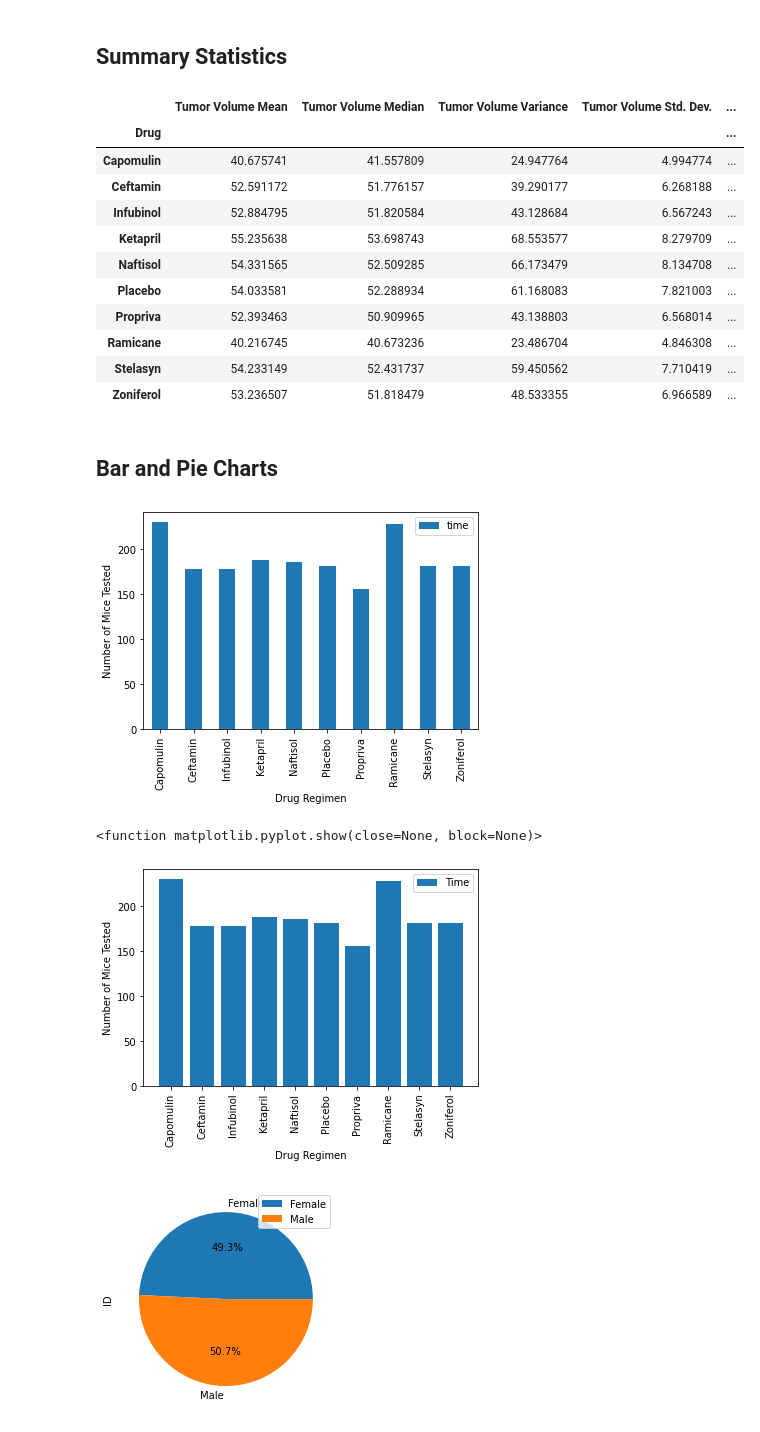
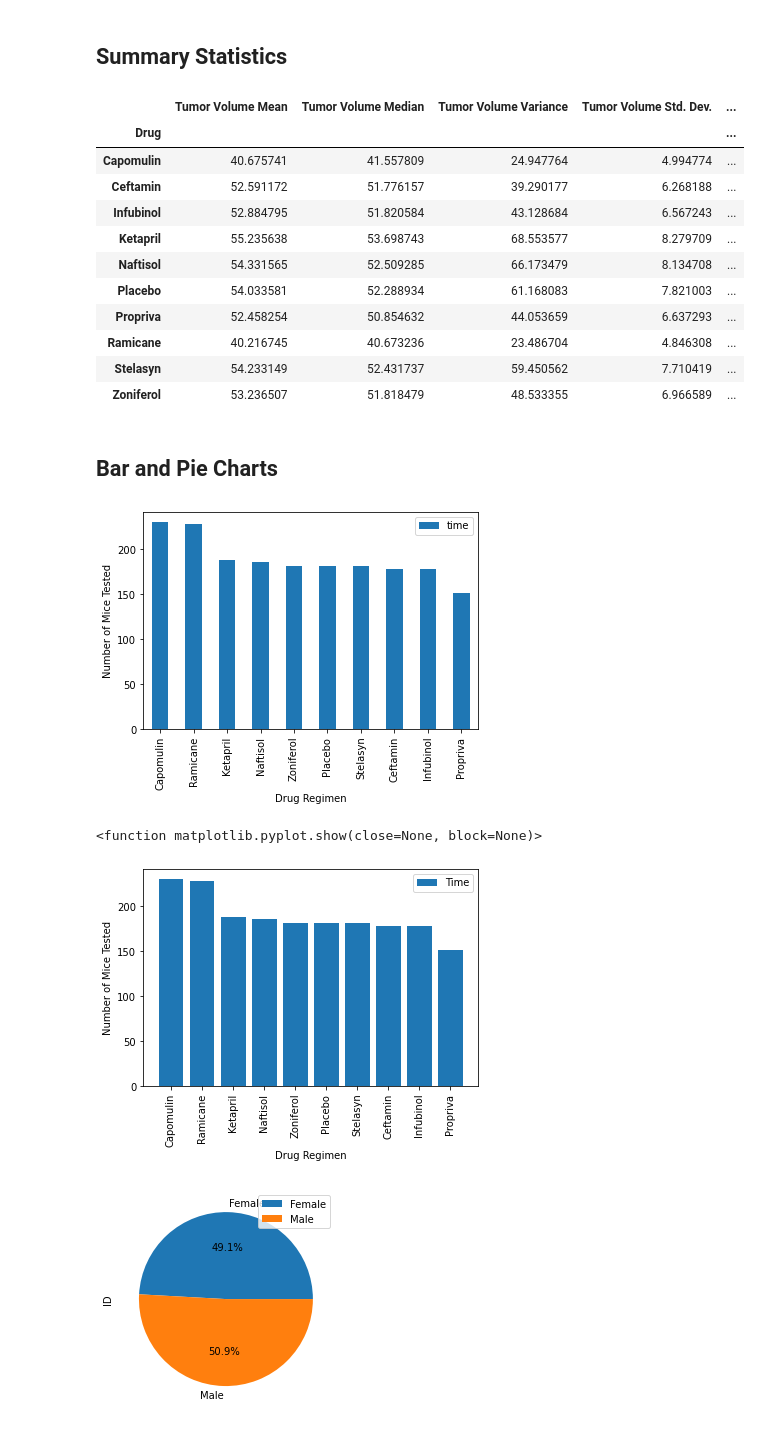
Before and after one commit to vgpass/matplotlib-challenge, a Jupyter notebook: Pymaceuticals/pymaceuticals_workingcopy.ipynb, the cells around one changed output. Saved outputs shown, nothing was run; the diff lists cells and outputs as text; code cells hidden in the pictures.

```diff
--- a/Pymaceuticals/pymaceuticals_workingcopy.ipynb
+++ b/Pymaceuticals/pymaceuticals_workingcopy.ipynb
@@ -132,7 +132,7 @@ mouse_df_clean.head()
 | 4 | k403 | Ramicane | Male | 21 | 16 | 20 | 32.997729 | 1 |
 # %%
 # Create a clean DataFrame by dropping the duplicate mouse by its ID.
-mouse_df_clean = mouse_df.drop_duplicates(subset=['ID', 'time'])
+mouse_df_clean = mouse_df.drop_duplicates(subset=['ID', 'time'], keep=False)
 mouse_df_clean.head()
 # %% [output]
 |  | ID | Drug | Sex | Age_months | Wt | time | tvolume | sites |
@@ -176,7 +176,7 @@ summary_stats
 | Ketapril | 55.235638 | 53.698743 | 68.553577 | 8.279709 | ... |
 | Naftisol | 54.331565 | 52.509285 | 66.173479 | 8.134708 | ... |
 | Placebo | 54.033581 | 52.288934 | 61.168083 | 7.821003 | ... |
-| Propriva | 52.393463 | 50.909965 | 43.138803 | 6.568014 | ... |
+| Propriva | 52.458254 | 50.854632 | 44.053659 | 6.637293 | ... |
 | Ramicane | 40.216745 | 40.673236 | 23.486704 | 4.846308 | ... |
 | Stelasyn | 54.233149 | 52.431737 | 59.450562 | 7.710419 | ... |
 | Zoniferol | 53.236507 | 51.818479 | 48.533355 | 6.966589 | ... |
@@ -196,28 +196,30 @@ timepoint_num = mouse_df_clean.groupby(['Drug'])
 # timepoint_num.head()
 stat_labels = pd.DataFrame(timepoint_num['time'].count())
 stat_labels.reset_index()
+stat_labels_sort = stat_labels.sort_values(by='time', ascending=False)
+stat_labels_sort
 # drug_labels['Drug'] = timepoint_num[['Drug']]
 # drug_labels.head(20)
 stat_labels.to_csv('labels_check.csv')
-drug_list = list(stat_labels.index.values)
-stat_labels.plot(kind='bar', figsize=(6,4))
+drug_list = list(stat_labels_sort.index.values)
+stat_labels_sort.plot(kind='bar', figsize=(6,4))
 plt.xlabel('Drug Regimen')
 plt.ylabel('Number of Mice Tested')
 plt.show()
 # %% [output]
-[figure, old version]
+[figure, new version]
 # %%
 # Generate a bar plot showing the total number of timepoints for all mice tested for each drug regimen using pyplot.
-plt.bar(x=stat_labels.index, height=stat_labels['time'],
+plt.bar(x=stat_labels_sort.index, height=stat_labels_sort['time'],
                                                 align='center')
 plt.xticks(rotation=90)
 plt.legend(['Time'])
 plt.xlabel('Drug Regimen')
 plt.ylabel('Number of Mice Tested')
 plt.show
 # %% [output]
 <function matplotlib.pyplot.show(close=None, block=None)>
-[figure, old version]
+[figure, new version]
 # %%
 # Generate a pie plot showing the distribution of female versus male mice using Pandas
 
```
Also changed, not shown: parts of 3 cells of this notebook, 2 other files.
